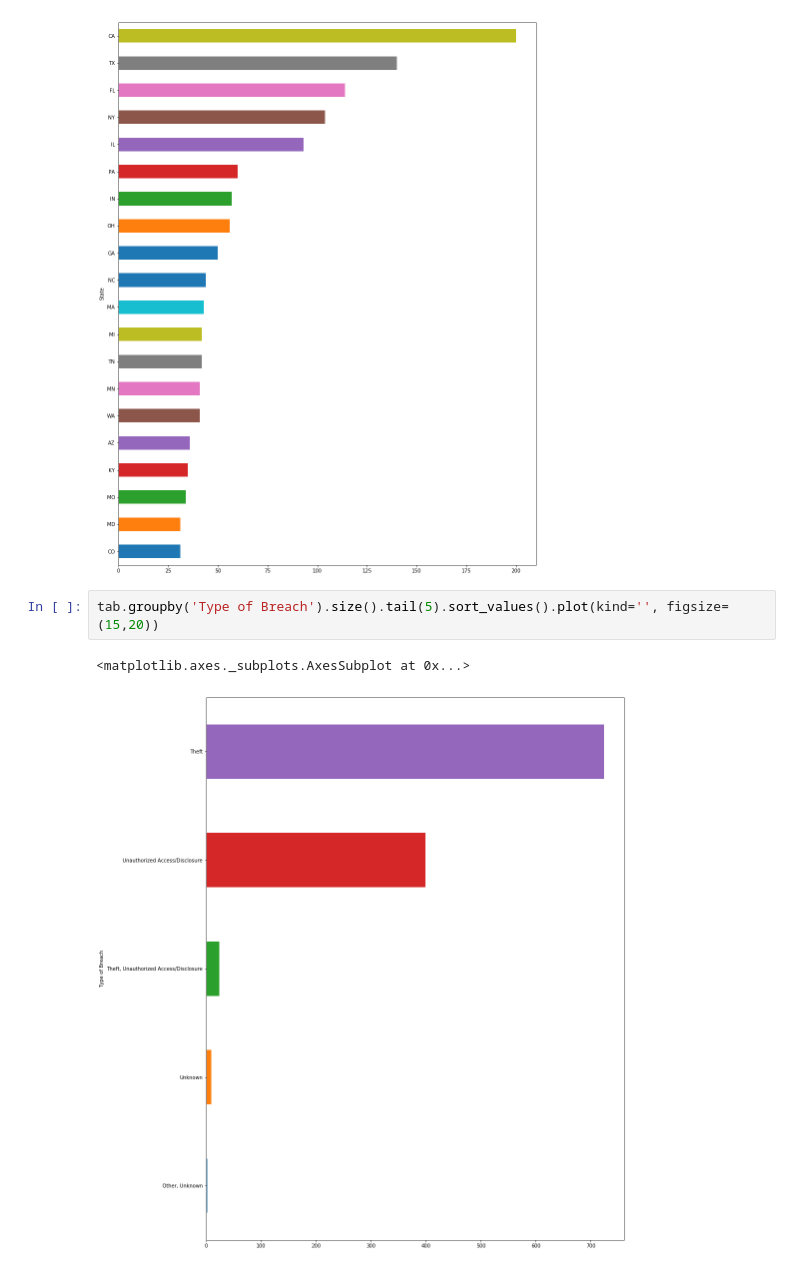
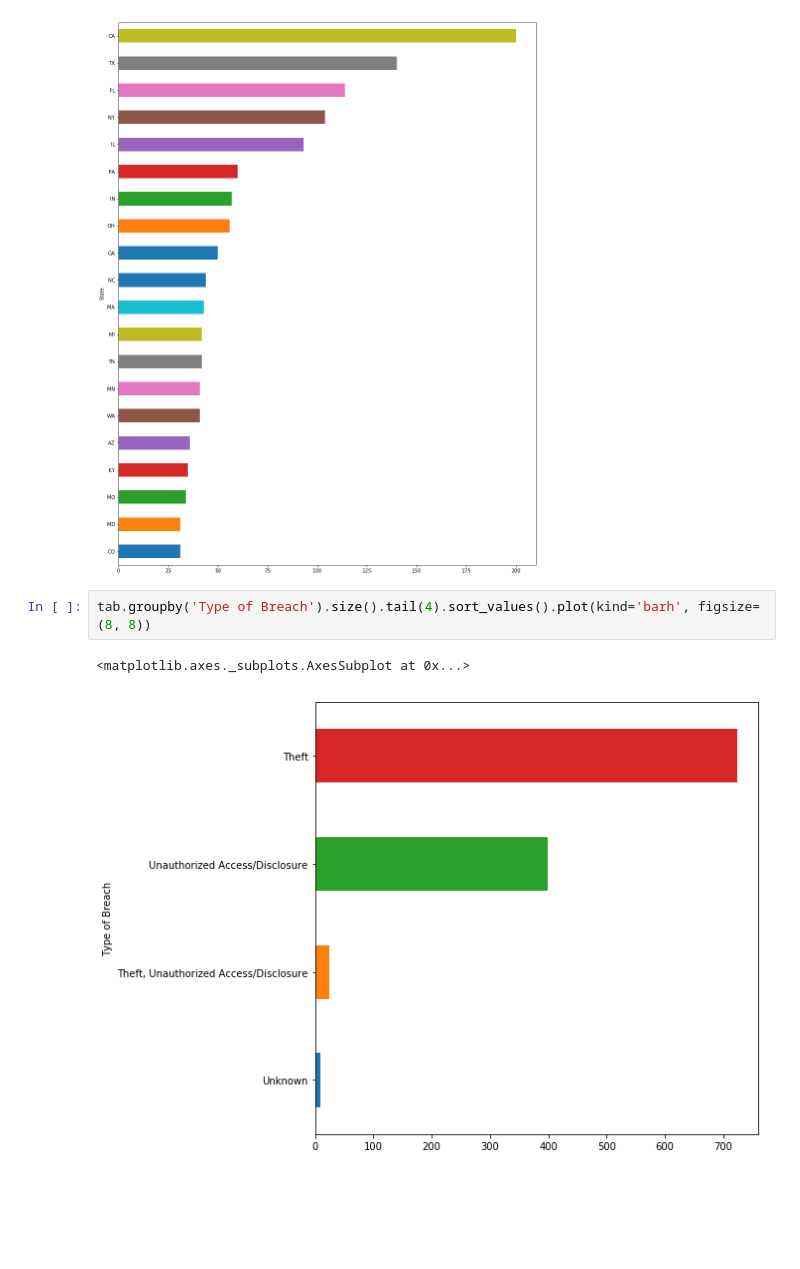
Before and after one commit to leomoreira12/Estudo-de-dados---Cyber-Crimes, a Jupyter notebook: DataAnalysis - Cyber Crimes.ipynb, the cells around one changed output. Drawn from its saved outputs; the diff is of its cells as text; blank space fills up the shorter version.

```diff
--- a/DataAnalysis - Cyber Crimes.ipynb
+++ b/DataAnalysis - Cyber Crimes.ipynb
@@ -82,7 +82,7 @@ tab.groupby('State').size().sort_values().tail(20).plot(kind='barh', figsize=(15
 <matplotlib.axes._subplots.AxesSubplot at 0x...>
 [figure]
 # %%
-tab.groupby('Type of Breach').size().tail(5).sort_values().plot(kind='', figsize=(15,20))
+tab.groupby('Type of Breach').size().tail(4).sort_values().plot(kind='barh', figsize=(8, 8))
 # %% [output]
 <matplotlib.axes._subplots.AxesSubplot at 0x...>
-[figure, old version]
+[figure, new version]
```
Also changed, not shown: parts of 3 cells of this notebook.
